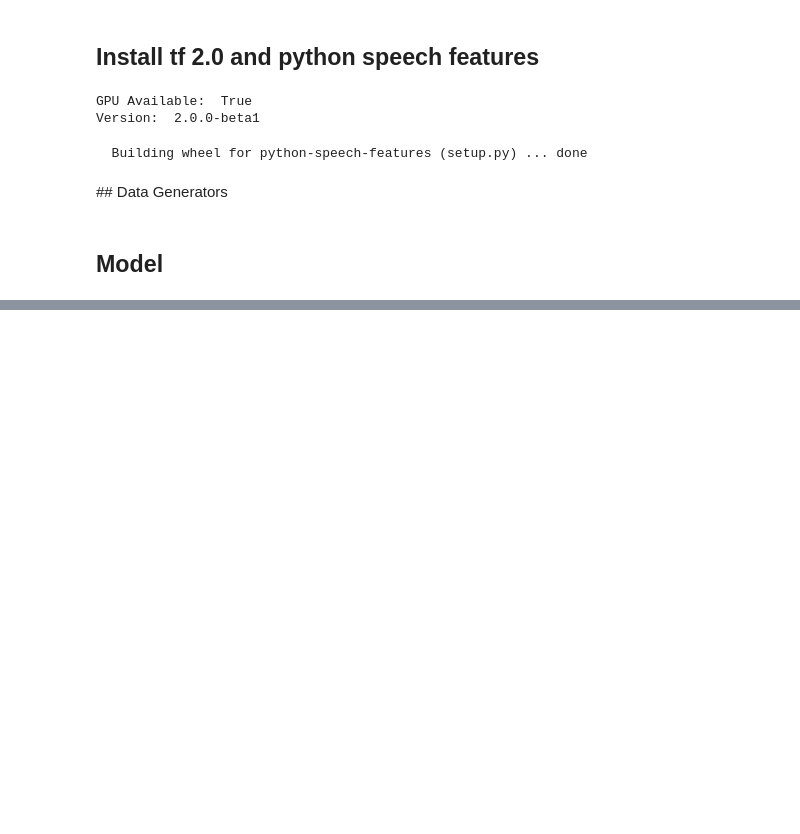
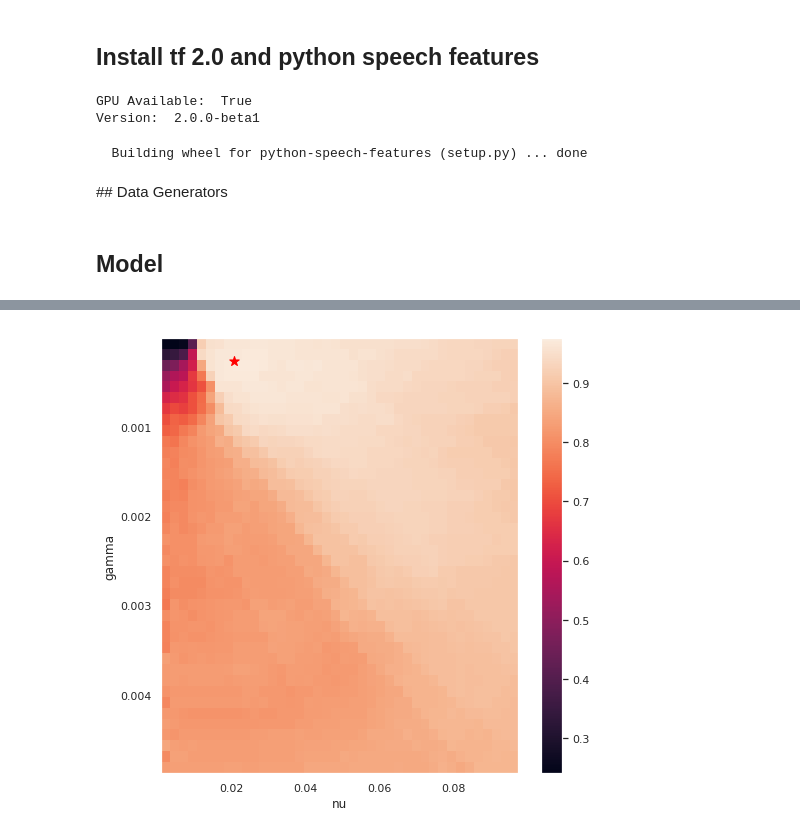
Before and after one commit to Mmiglio/SpeechRecognition, a Jupyter notebook: notebooks/Inception.ipynb, the cells around one changed output, grey strips where cells are left out. Saved outputs shown, nothing was run; the diff lists cells and outputs as text; code cells hidden in the pictures; blank space fills up the shorter version.

```diff
--- a/notebooks/Inception.ipynb
+++ b/notebooks/Inception.ipynb
@@ -301,0 +306,9 @@ fig.show()
+# %%
+import numpy as np
+valData = np.zeros((valDF.shape[0], 99, 40))
+
+for i,f in enumerate(valDF['files']):
+    valData[i] = _parse_fn(f)
+# %%
+X_train = getFeatures(marvin_data)
+X_val = getFeatures(valData)
@@ -413,0 +323,8 @@ Saved training history to drive
+# %%
+from sklearn.decomposition import PCA
+
+pca = PCA(n_components=20)
+
+pca.fit(X_train)
+
+print(sum(pca.explained_variance_ratio_))
@@ -413,0 +333,3 @@ Saved training history to drive
+# %%
+X_train_transformed = pca.transform(X_train)
+X_val_transformed = pca.transform(X_val)
@@ -413,0 +397,15 @@ Saved training history to drive
+# %%
+fig, ax = plt.subplots(figsize=(8,8))
+
+im = ax.imshow(scores_svm, aspect="auto", extent=[nu_list[0], nu_list[-1], gamma_list[-1], gamma_list[0]])
+fig.colorbar(im, orientation='vertical')
+
+ax.set_xlabel('nu')
+ax.set_ylabel('gamma')
+
+ax.scatter(best_parameters_svm['nu'], best_parameters_svm['gamma'], c='red', s=100, marker='*')
+ax.grid(False)
+
+fig.show()
+# %% [output]
+[figure, added]
```
Also changed, not shown: parts of 30 cells of this notebook.
